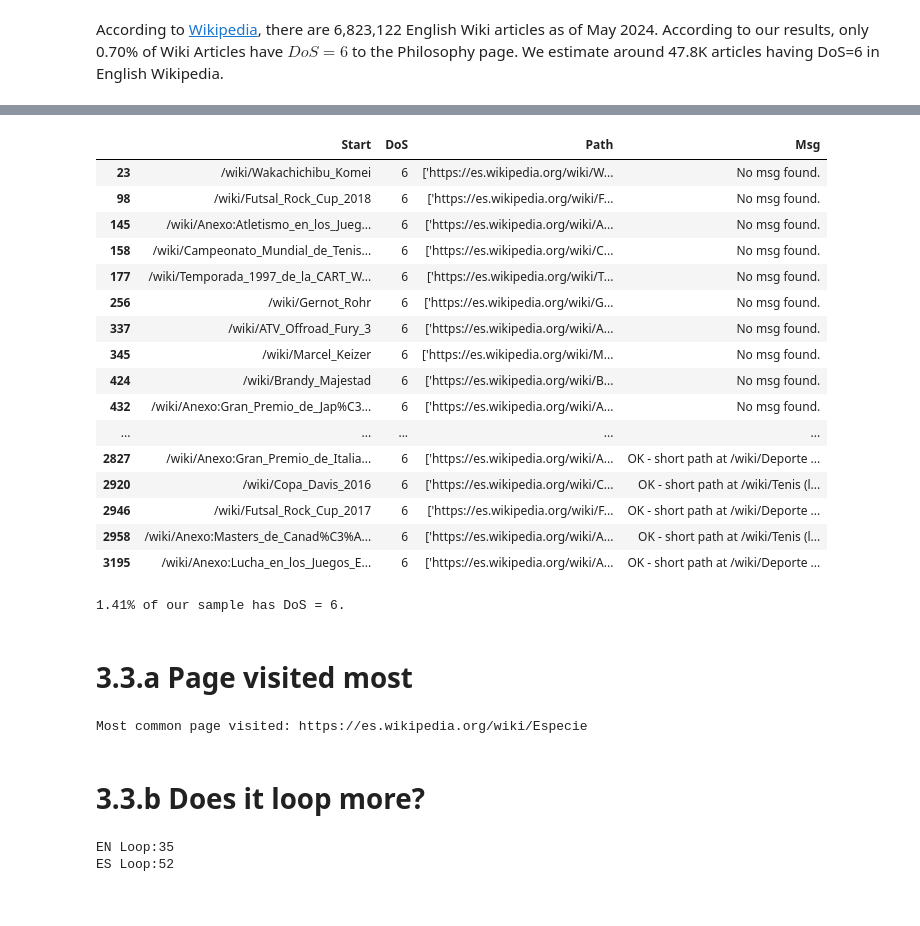
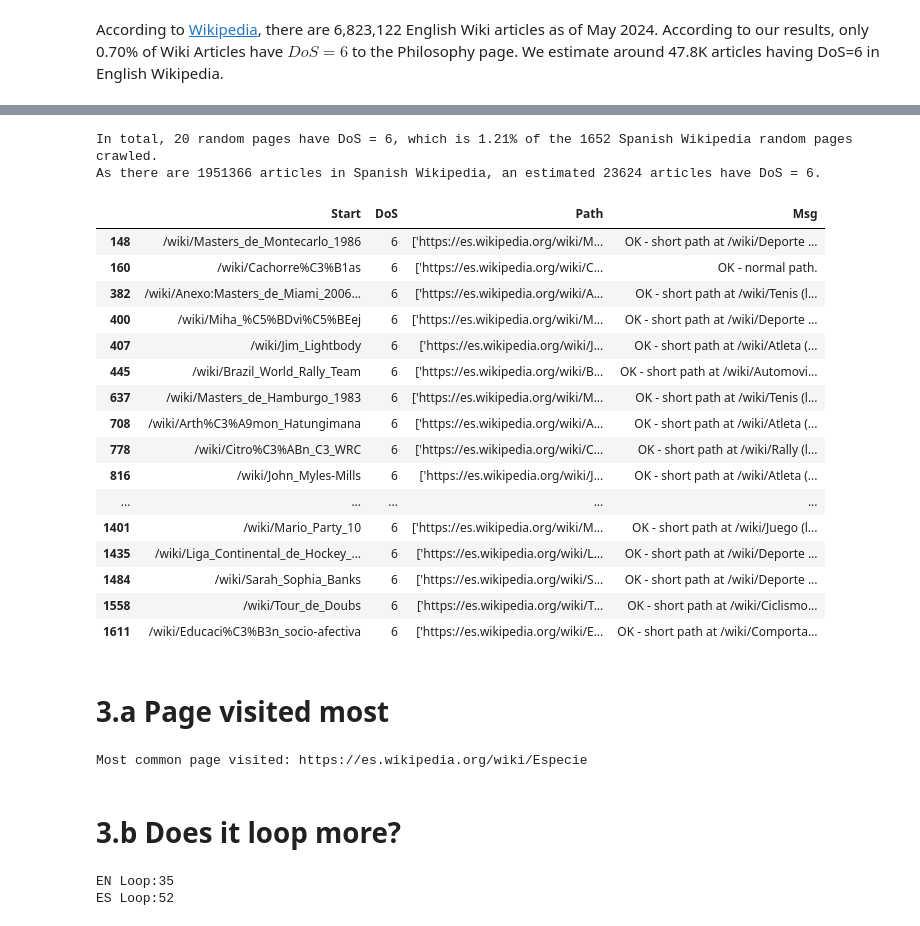
Before and after one commit to jrenzodorado/LT2_DMW_Lab, a Jupyter notebook: Advanced.ipynb, the cells around one changed output, grey strips where cells are left out. Saved outputs shown, nothing was run; the diff lists cells and outputs as text; code cells hidden in the pictures.

```diff
--- a/Advanced.ipynb
+++ b/Advanced.ipynb
@@ -156,28 +236,30 @@ Mean: 10.255833333333333
-# %%
-display(get_percentage(es))
-pctes_dos6 = len(es.query('DoS == 6')) / len(es) * 100
-print(f"{round(pctes_dos6, 2)}% of our sample has DoS = 6.")
-# %% [output]
-|  | Start | DoS | Path | Msg |
-| 23 | /wiki/Wakachichibu_Komei | 6 | ['https://es.wikipedia.org/wiki/W... | No msg found. |
-| 98 | /wiki/Futsal_Rock_Cup_2018 | 6 | ['https://es.wikipedia.org/wiki/F... | No msg found. |
-| 145 | /wiki/Anexo:Atletismo_en_los_Jueg... | 6 | ['https://es.wikipedia.org/wiki/A... | No msg found. |
-| 158 | /wiki/Campeonato_Mundial_de_Tenis... | 6 | ['https://es.wikipedia.org/wiki/C... | No msg found. |
-| 177 | /wiki/Temporada_1997_de_la_CART_W... | 6 | ['https://es.wikipedia.org/wiki/T... | No msg found. |
-| 256 | /wiki/Gernot_Rohr | 6 | ['https://es.wikipedia.org/wiki/G... | No msg found. |
-| 337 | /wiki/ATV_Offroad_Fury_3 | 6 | ['https://es.wikipedia.org/wiki/A... | No msg found. |
-| 345 | /wiki/Marcel_Keizer | 6 | ['https://es.wikipedia.org/wiki/M... | No msg found. |
-| 424 | /wiki/Brandy_Majestad | 6 | ['https://es.wikipedia.org/wiki/B... | No msg found. |
-| 432 | /wiki/Anexo:Gran_Premio_de_Jap%C3... | 6 | ['https://es.wikipedia.org/wiki/A... | No msg found. |
-| ... | ... | ... | ... | ... |
-| 2827 | /wiki/Anexo:Gran_Premio_de_Italia... | 6 | ['https://es.wikipedia.org/wiki/A... | OK - short path at /wiki/Deporte ... |
-| 2920 | /wiki/Copa_Davis_2016 | 6 | ['https://es.wikipedia.org/wiki/C... | OK - short path at /wiki/Tenis (l... |
-| 2946 | /wiki/Futsal_Rock_Cup_2017 | 6 | ['https://es.wikipedia.org/wiki/F... | OK - short path at /wiki/Deporte ... |
-| 2958 | /wiki/Anexo:Masters_de_Canad%C3%A... | 6 | ['https://es.wikipedia.org/wiki/A... | OK - short path at /wiki/Tenis (l... |
-| 3195 | /wiki/Anexo:Lucha_en_los_Juegos_E... | 6 | ['https://es.wikipedia.org/wiki/A... | OK - short path at /wiki/Deporte ... |
-1.41% of our sample has DoS = 6.
+# %%
+df6, n6, nt, p6 = get_query(es, 'DoS == 6')
+print(f'In total, {n6} random pages have DoS = 6, which is {p6:.2%} of the {nt} Spanish Wikipedia random pages crawled.')
+print(f"As there are 1951366 articles in Spanish Wikipedia, an estimated {1951366 * p6:.0f} articles have DoS = 6.")
+display(df6)
+# %% [output]
+In total, 20 random pages have DoS = 6, which is 1.21% of the 1652 Spanish Wikipedia random pages crawled.
+As there are 1951366 articles in Spanish Wikipedia, an estimated 23624 articles have DoS = 6.
+|  | Start | DoS | Path | Msg |
+| 148 | /wiki/Masters_de_Montecarlo_1986 | 6 | ['https://es.wikipedia.org/wiki/M... | OK - short path at /wiki/Deporte ... |
+| 160 | /wiki/Cachorre%C3%B1as | 6 | ['https://es.wikipedia.org/wiki/C... | OK - normal path. |
+| 382 | /wiki/Anexo:Masters_de_Miami_2006... | 6 | ['https://es.wikipedia.org/wiki/A... | OK - short path at /wiki/Tenis (l... |
+| 400 | /wiki/Miha_%C5%BDvi%C5%BEej | 6 | ['https://es.wikipedia.org/wiki/M... | OK - short path at /wiki/Deporte ... |
+| 407 | /wiki/Jim_Lightbody | 6 | ['https://es.wikipedia.org/wiki/J... | OK - short path at /wiki/Atleta (... |
+| 445 | /wiki/Brazil_World_Rally_Team | 6 | ['https://es.wikipedia.org/wiki/B... | OK - short path at /wiki/Automovi... |
+| 637 | /wiki/Masters_de_Hamburgo_1983 | 6 | ['https://es.wikipedia.org/wiki/M... | OK - short path at /wiki/Tenis (l... |
+| 708 | /wiki/Arth%C3%A9mon_Hatungimana | 6 | ['https://es.wikipedia.org/wiki/A... | OK - short path at /wiki/Atleta (... |
+| 778 | /wiki/Citro%C3%ABn_C3_WRC | 6 | ['https://es.wikipedia.org/wiki/C... | OK - short path at /wiki/Rally (l... |
+| 816 | /wiki/John_Myles-Mills | 6 | ['https://es.wikipedia.org/wiki/J... | OK - short path at /wiki/Atleta (... |
+| ... | ... | ... | ... | ... |
+| 1401 | /wiki/Mario_Party_10 | 6 | ['https://es.wikipedia.org/wiki/M... | OK - short path at /wiki/Juego (l... |
+| 1435 | /wiki/Liga_Continental_de_Hockey_... | 6 | ['https://es.wikipedia.org/wiki/L... | OK - short path at /wiki/Deporte ... |
+| 1484 | /wiki/Sarah_Sophia_Banks | 6 | ['https://es.wikipedia.org/wiki/S... | OK - short path at /wiki/Deporte ... |
+| 1558 | /wiki/Tour_de_Doubs | 6 | ['https://es.wikipedia.org/wiki/T... | OK - short path at /wiki/Ciclismo... |
+| 1611 | /wiki/Educaci%C3%B3n_socio-afectiva | 6 | ['https://es.wikipedia.org/wiki/E... | OK - short path at /wiki/Comporta... |
 # %% [markdown]
-# 3.3.a Page visited most
+# 3.a Page visited most
 # %%
 from itertools import chain
 from collections import Counter
@@ -189,7 +271,7 @@ print(f'Most common page visited: {es_counts.most_common(1)[0][0]}')
 # %% [output]
 Most common page visited: https://es.wikipedia.org/wiki/Especie
 # %% [markdown]
-# 3.3.b Does it loop more?
+# 3.b Does it loop more?
 # %%
 en_loop = en[en['Msg'].str.contains('looped')]
 print(f'EN Loop:{en_loop.shape[0]}')
```
Also changed, not shown: parts of 22 cells of this notebook, 1 other file.
